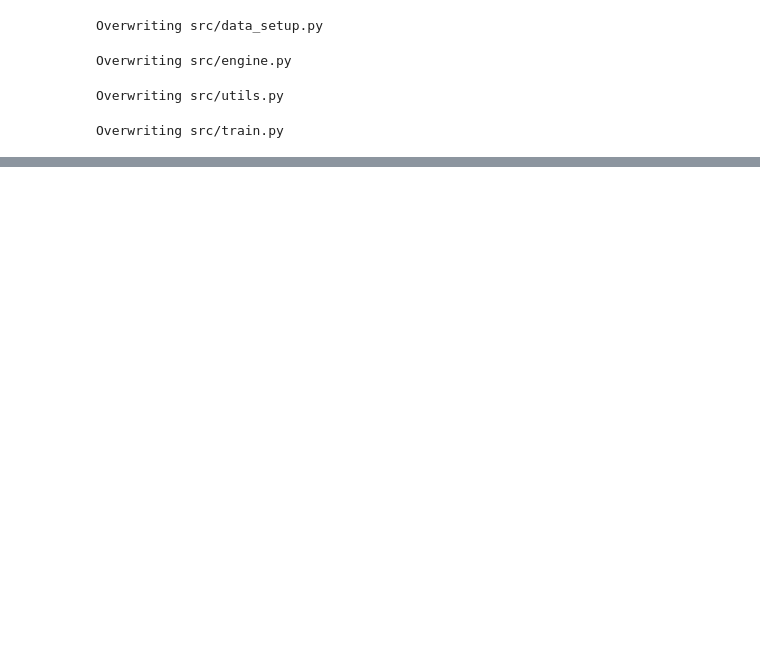
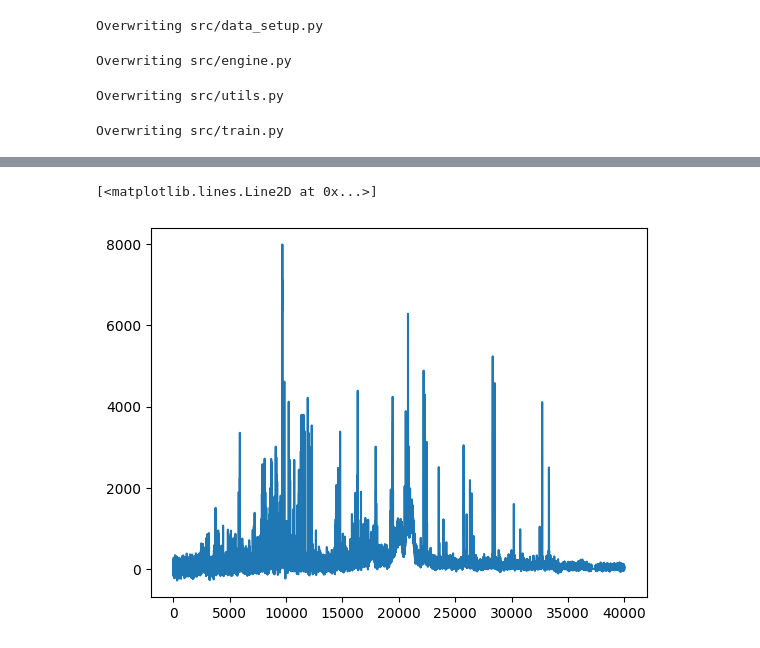
Before and after one commit to JVrabel/similarity_metrics, a Jupyter notebook: modularize.ipynb, the cells around one changed output, grey strips where cells are left out. Cells and saved outputs as stored; diff of their text form; code cells hidden in the pictures; blank space fills up the shorter version.

Commit message:
loading test data

```diff
--- a/modularize.ipynb
+++ b/modularize.ipynb
@@ -397,0 +500,14 @@ Overwriting src/train.py
+# %%
+from src.load_libs_data import load_contest_test_dataset
+
+path = 'datasets/contest_TEST.h5'
+
+X_test = load_contest_test_dataset(path)
+# %%
+X_test.shape
+
+import matplotlib.pyplot as plt
+plt.plot(X_test.iloc[1,:])
+# %% [output]
+[<matplotlib.lines.Line2D at 0x...>]
+[figure, added]
```
Also changed, not shown: parts of 4 cells of this notebook, 1 other file.
